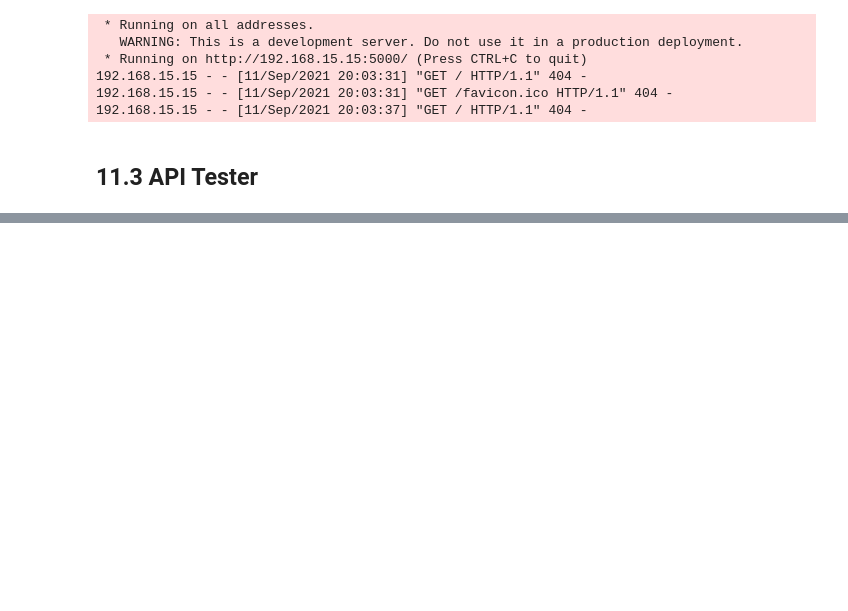
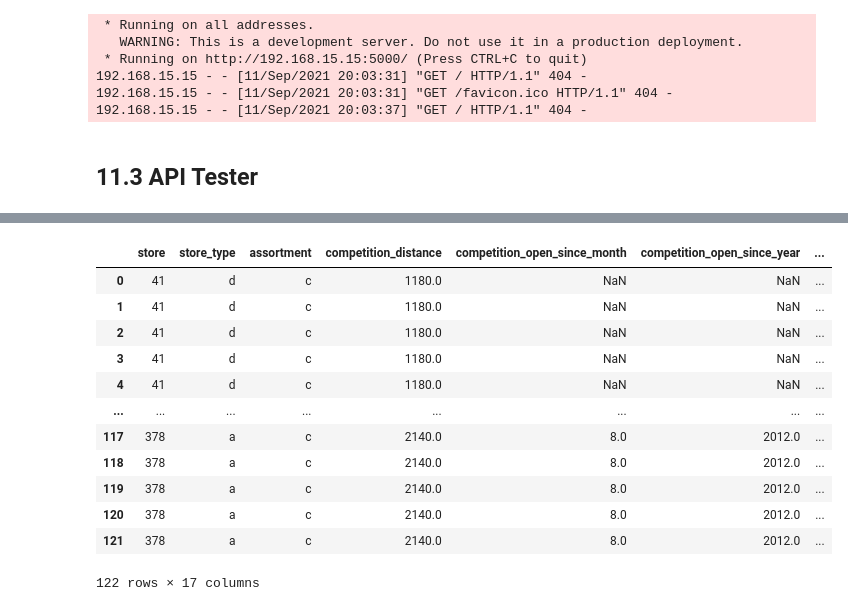
Before and after one commit to rafael-asousa/Sales-Prediction, a Jupyter notebook: notebook/Notebook-Sales-Prediction.ipynb, the cells around one changed output, grey strips where cells are left out. Saved outputs shown, nothing was run; the diff lists cells and outputs as text; code cells hidden in the pictures; blank space fills up the shorter version.

```diff
--- a/notebook/Notebook-Sales-Prediction.ipynb
+++ b/notebook/Notebook-Sales-Prediction.ipynb
@@ -1368,0 +1374,4 @@ if __name__ == '__main__':
+# %%
+dfx = pd.read_csv('../data/test.csv')
+df_raw_store = pd.read_csv('../data/store.csv', low_memory=False)
+dfx_complete = pd.merge(df_raw_store, dfx, how='left', on='Store')
@@ -1368,0 +1406,9 @@ if __name__ == '__main__':
+# %%
+api_test_data = dfx_complete[dfx_complete['Store'] == 12 ]
+api_test_data = api_test_data[api_test_data['Open'] != 0]
+api_test_data = api_test_data[~api_test_data['Open'].isnull()] #there are some NaN in Open column to get rid off
+api_test_data = api_test_data.drop('Id', axis=1)
+
+data_to_api = json.dumps( api_test_data.to_dict( orient='records' ) )
+
+r = requests.post( 'https://rafael-sales-predictor.herokuapp.com/sales_prediction/predict', data=data_to_api, headers={'Content-type': 'application/json' } )
@@ -1368,0 +1435,16 @@ if __name__ == '__main__':
+# %%
+pd.DataFrame(r.json())
+# %% [output]
+|  | store | store_type | assortment | competition_distance | competition_open_since_month | competition_open_since_year | ... |
+| 0 | 41 | d | c | 1180.0 | NaN | NaN | ... |
+| 1 | 41 | d | c | 1180.0 | NaN | NaN | ... |
+| 2 | 41 | d | c | 1180.0 | NaN | NaN | ... |
+| 3 | 41 | d | c | 1180.0 | NaN | NaN | ... |
+| 4 | 41 | d | c | 1180.0 | NaN | NaN | ... |
+| ... | ... | ... | ... | ... | ... | ... | ... |
+| 117 | 378 | a | c | 2140.0 | 8.0 | 2012.0 | ... |
+| 118 | 378 | a | c | 2140.0 | 8.0 | 2012.0 | ... |
+| 119 | 378 | a | c | 2140.0 | 8.0 | 2012.0 | ... |
+| 120 | 378 | a | c | 2140.0 | 8.0 | 2012.0 | ... |
+| 121 | 378 | a | c | 2140.0 | 8.0 | 2012.0 | ... |
+122 rows × 17 columns
```
Also changed, not shown: parts of 10 cells of this notebook, 3 other files.
